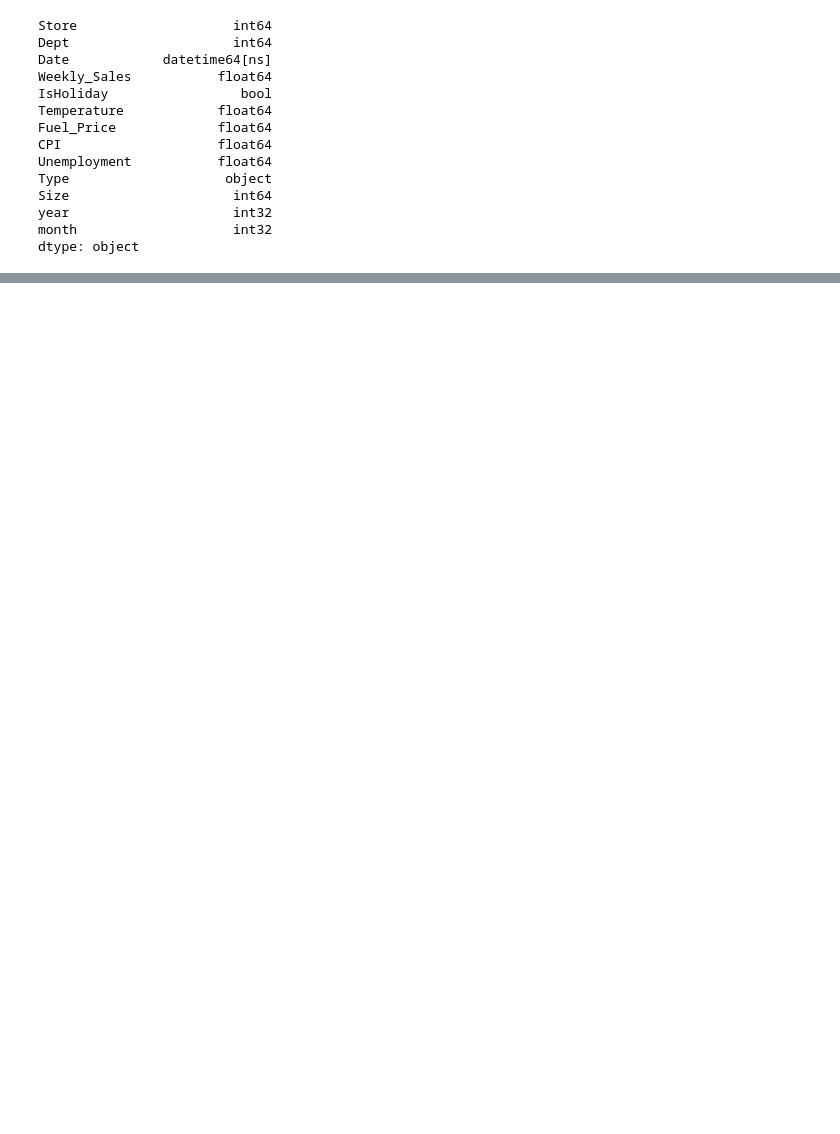
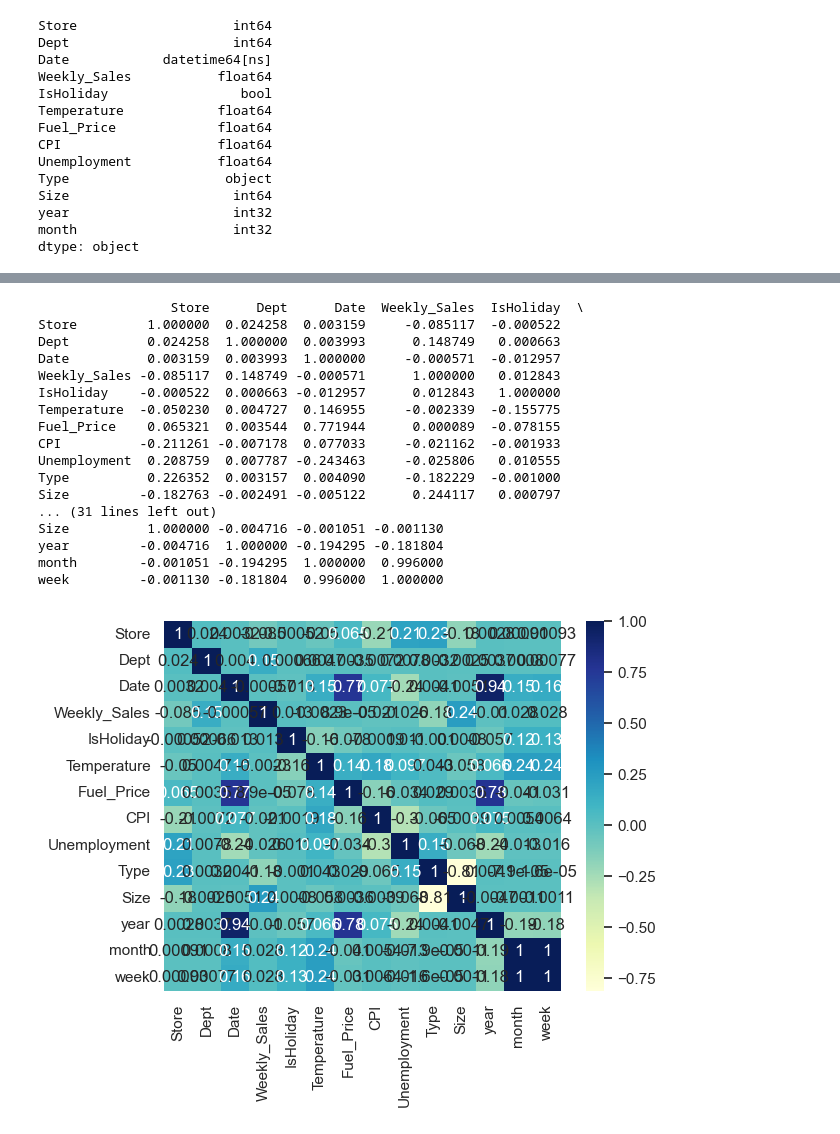
Before and after one commit to doakesbacon/ForecastingWalmartSales, a Jupyter notebook: Walmart.ipynb, the cells around one changed output, grey strips where cells are left out. Drawn from its saved outputs; the diff is of its cells as text; code cells hidden in the pictures; blank space fills up the shorter version.

```diff
--- a/Walmart.ipynb
+++ b/Walmart.ipynb
@@ -210,3 +232,36 @@ DataTrain_outliners.head()
 | 2 | 1 | 1 | 2010-02-19 | 41595.55 | 0 | 39.93 | 2.514 | 211.289143 | 8.106 | ... |
 | 3 | 1 | 1 | 2010-02-26 | 19403.54 | 0 | 46.63 | 2.561 | 211.319643 | 8.106 | ... |
 | 4 | 1 | 1 | 2010-03-05 | 21827.90 | 0 | 46.50 | 2.625 | 211.350143 | 8.106 | ... |
+# %%
+data = DataTrain_outliners
+
+# prints data that will be plotted
+# columns shown here are selected by corr() since
+# they are ideal for the plot
+print(data.corr())
+sns.set_theme(style="whitegrid")
+# plotting correlation heatmap
+dataplot = sns.heatmap(data.corr(), cmap="YlGnBu", annot=True)
+sns.set(rc = {'figure.figsize':(25,8)})
+
+# displaying heatmap
+mp.show()
+# %% [output]
+                 Store      Dept      Date  Weekly_Sales  IsHoliday  \
+Store         1.000000  0.024258  0.003159     -0.085117  -0.000522
+Dept          0.024258  1.000000  0.003993      0.148749   0.000663
+Date          0.003159  0.003993  1.000000     -0.000571  -0.012957
+Weekly_Sales -0.085117  0.148749 -0.000571      1.000000   0.012843
+IsHoliday    -0.000522  0.000663 -0.012957      0.012843   1.000000
+Temperature  -0.050230  0.004727  0.146955     -0.002339  -0.155775
+Fuel_Price    0.065321  0.003544  0.771944      0.000089  -0.078155
+CPI          -0.211261 -0.007178  0.077033     -0.021162  -0.001933
+Unemployment  0.208759  0.007787 -0.243463     -0.025806   0.010555
+Type          0.226352  0.003157  0.004090     -0.182229  -0.001000
+Size         -0.182763 -0.002491 -0.005122      0.244117   0.000797
+... (31 lines left out)
+Size          1.000000 -0.004716 -0.001051 -0.001130
+year         -0.004716  1.000000 -0.194295 -0.181804
+month        -0.001051 -0.194295  1.000000  0.996000
+week         -0.001130 -0.181804  0.996000  1.000000
+[figure, added]
```
Also changed, not shown: parts of 6 cells of this notebook.
